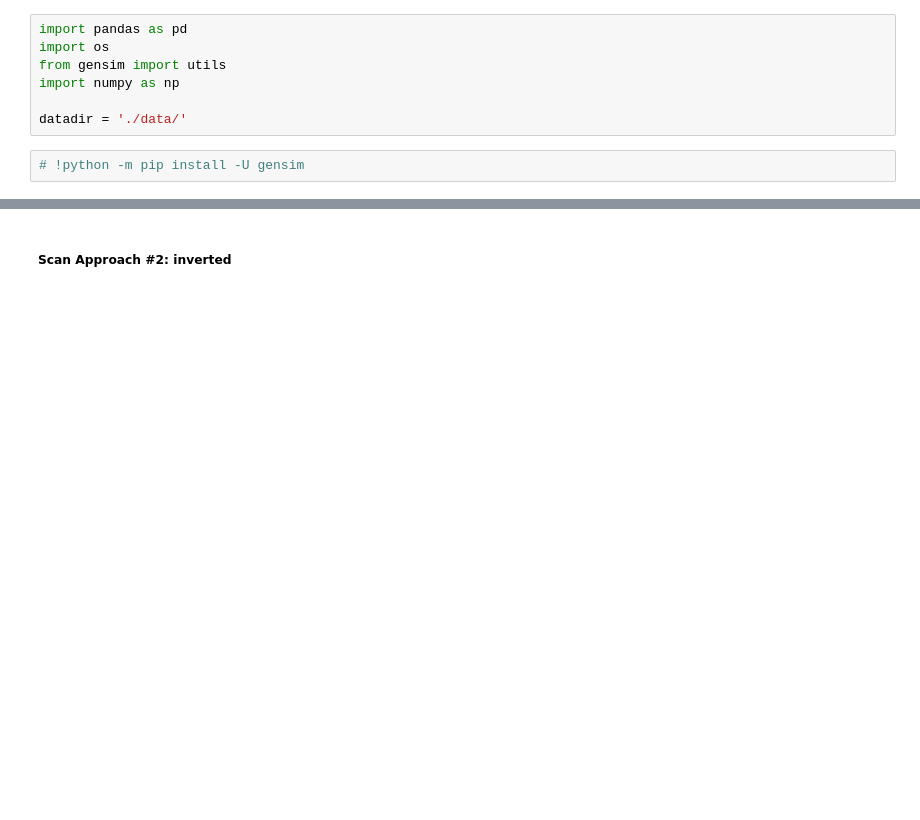
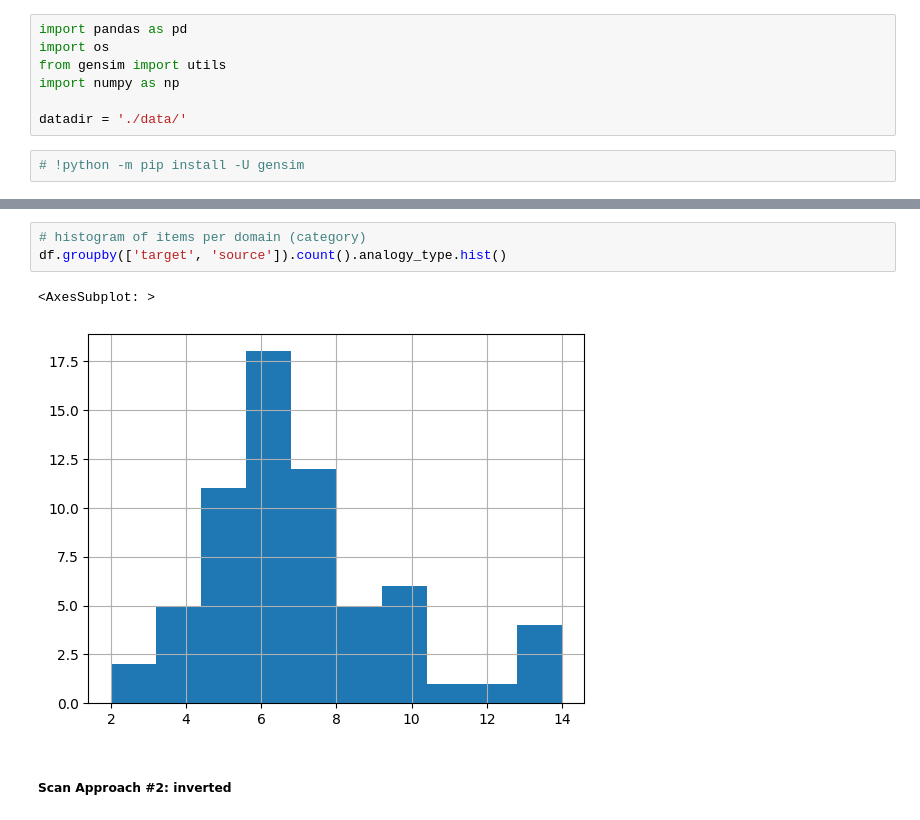
Before and after one commit to jkociniak/cot-analogy-resolution, a Jupyter notebook: create_scan_bats.ipynb, the cells around one changed output, grey strips where cells are left out. Cells and saved outputs as stored; diff of their text form; blank space fills up the shorter version.

```diff
--- a/create_scan_bats.ipynb
+++ b/create_scan_bats.ipynb
@@ -27,3 +29,9 @@ created scan_default.csv at ./data/scan_default.csv
+# %%
+# histogram of items per domain (category)
+df.groupby(['target', 'source']).count().analogy_type.hist()
+# %% [output]
+<AxesSubplot: >
+[figure, added]
 # %% [markdown]
 ##### Scan Approach #2: inverted
 # %%
```
Also changed, not shown: parts of 6 cells of this notebook, 1 other file.
